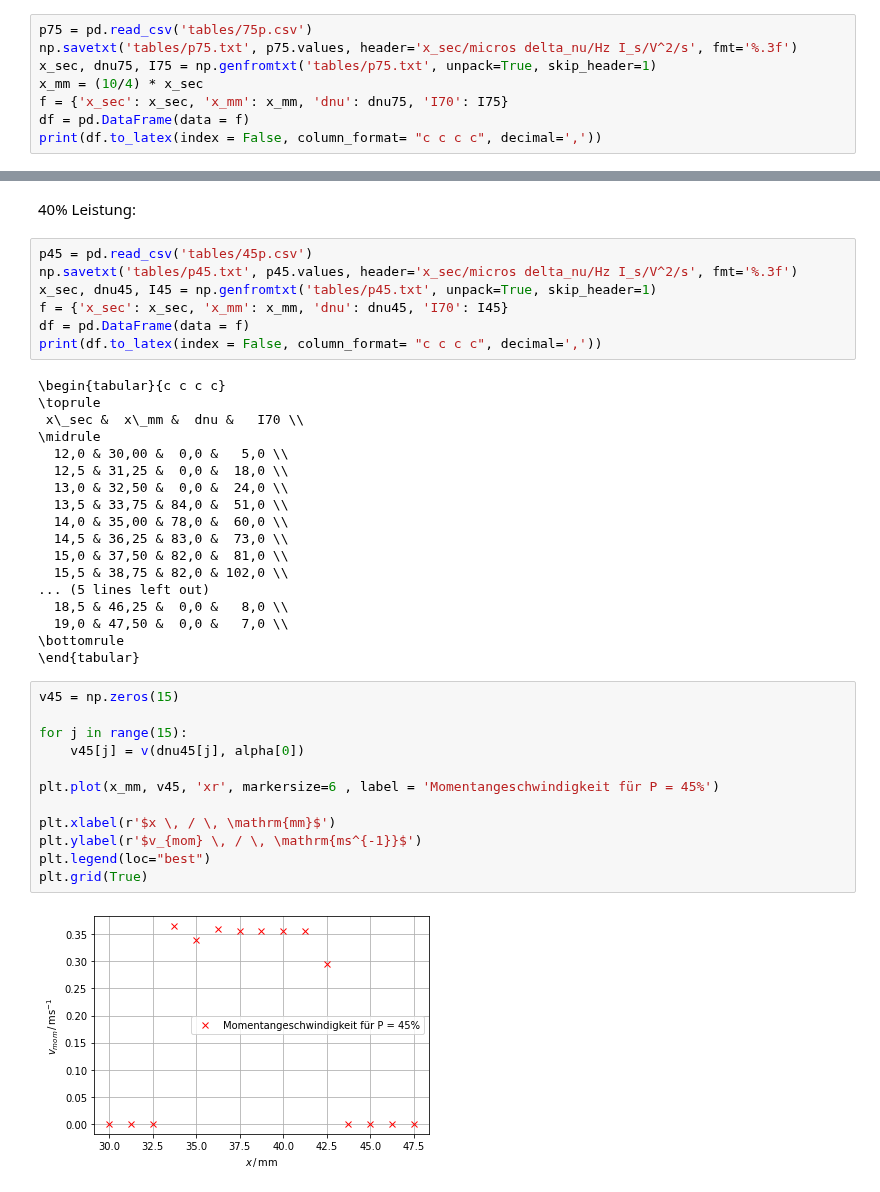
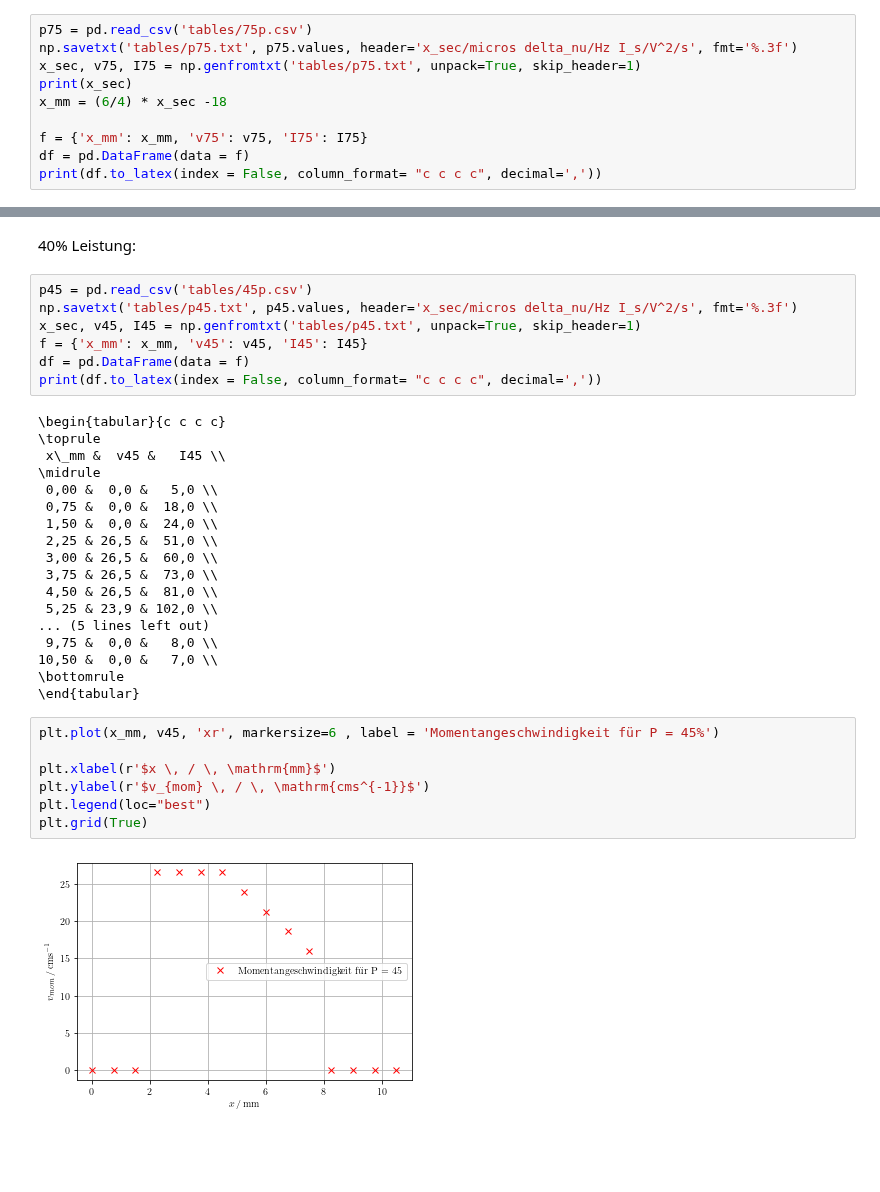
Before and after one commit to waerther/grundpraktikum2, a Jupyter notebook: us3/auswertung.ipynb, the cells around one changed output, grey strips where cells are left out. Saved outputs shown, nothing was run; the diff lists cells and outputs as text; blank space fills up the shorter version.

```diff
--- a/us3/auswertung.ipynb
+++ b/us3/auswertung.ipynb
@@ -148,9 +156,11 @@ plt.ylim(0, 0.015)
 # %%
 p75 = pd.read_csv('tables/75p.csv')
 np.savetxt('tables/p75.txt', p75.values, header='x_sec/micros delta_nu/Hz I_s/V^2/s', fmt='%.3f')
-x_sec, dnu75, I75 = np.genfromtxt('tables/p75.txt', unpack=True, skip_header=1)
-x_mm = (10/4) * x_sec
-f = {'x_sec': x_sec, 'x_mm': x_mm, 'dnu': dnu75, 'I70': I75}
+x_sec, v75, I75 = np.genfromtxt('tables/p75.txt', unpack=True, skip_header=1)
+print(x_sec)
+x_mm = (6/4) * x_sec -18
+
+f = {'x_mm': x_mm, 'v75': v75, 'I75': I75}
 df = pd.DataFrame(data = f)
 print(df.to_latex(index = False, column_format= "c c c c", decimal=','))
 # %% [output]
@@ -198,42 +203,37 @@ plt.grid(True)
 # %%
 p45 = pd.read_csv('tables/45p.csv')
 np.savetxt('tables/p45.txt', p45.values, header='x_sec/micros delta_nu/Hz I_s/V^2/s', fmt='%.3f')
-x_sec, dnu45, I45 = np.genfromtxt('tables/p45.txt', unpack=True, skip_header=1)
-f = {'x_sec': x_sec, 'x_mm': x_mm, 'dnu': dnu45, 'I70': I45}
+x_sec, v45, I45 = np.genfromtxt('tables/p45.txt', unpack=True, skip_header=1)
+f = {'x_mm': x_mm, 'v45': v45, 'I45': I45}
 df = pd.DataFrame(data = f)
 print(df.to_latex(index = False, column_format= "c c c c", decimal=','))
 # %% [output]
 \begin{tabular}{c c c c}
 \toprule
- x\_sec &  x\_mm &  dnu &   I70 \\
+ x\_mm &  v45 &   I45 \\
 \midrule
-  12,0 & 30,00 &  0,0 &   5,0 \\
-  12,5 & 31,25 &  0,0 &  18,0 \\
-  13,0 & 32,50 &  0,0 &  24,0 \\
-  13,5 & 33,75 & 84,0 &  51,0 \\
-  14,0 & 35,00 & 78,0 &  60,0 \\
-  14,5 & 36,25 & 83,0 &  73,0 \\
-  15,0 & 37,50 & 82,0 &  81,0 \\
-  15,5 & 38,75 & 82,0 & 102,0 \\
+ 0,00 &  0,0 &   5,0 \\
+ 0,75 &  0,0 &  18,0 \\
+ 1,50 &  0,0 &  24,0 \\
+ 2,25 & 26,5 &  51,0 \\
+ 3,00 & 26,5 &  60,0 \\
+ 3,75 & 26,5 &  73,0 \\
+ 4,50 & 26,5 &  81,0 \\
+ 5,25 & 23,9 & 102,0 \\
 ... (5 lines left out)
-  18,5 & 46,25 &  0,0 &   8,0 \\
-  19,0 & 47,50 &  0,0 &   7,0 \\
+ 9,75 &  0,0 &   8,0 \\
+10,50 &  0,0 &   7,0 \\
 \bottomrule
 \end{tabular}
 # %%
-v45 = np.zeros(15)
-
-for j in range(15):
-    v45[j] = v(dnu45[j], alpha[0])
-
 plt.plot(x_mm, v45, 'xr', markersize=6 , label = 'Momentangeschwindigkeit für P = 45%')
 
 plt.xlabel(r'$x \, / \, \mathrm{mm}$')
-plt.ylabel(r'$v_{mom} \, / \, \mathrm{ms^{-1}}$')
+plt.ylabel(r'$v_{mom} \, / \, \mathrm{cms^{-1}}$')
 plt.legend(loc="best")
 plt.grid(True)
 # %% [output]
-[figure, old version]
+[figure, new version]
 # %%
 plt.plot(x_mm, I45, 'xr', markersize=6 , label = 'Streuintensitäten für P = 45%')
 plt.xlabel(r'$x \, / \, \mathrm{mm}$')
```
Also changed, not shown: parts of 8 cells of this notebook, 10 other files.
